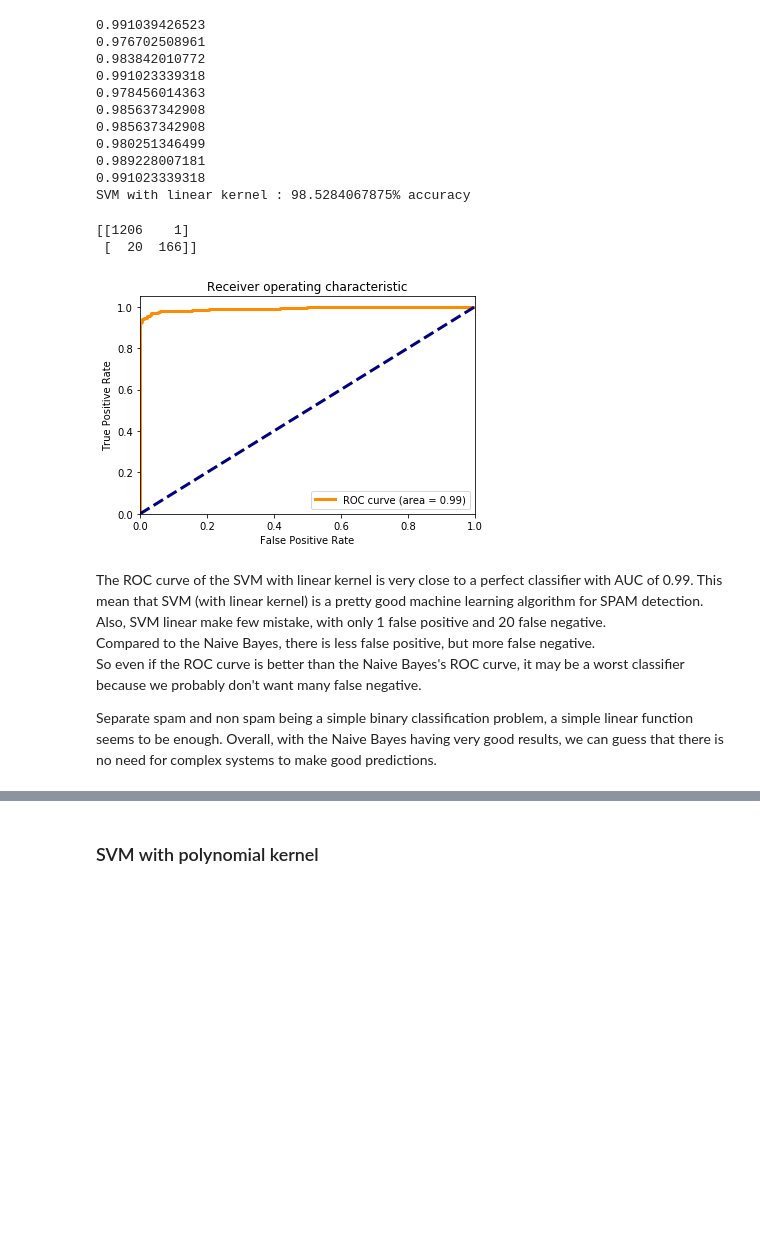
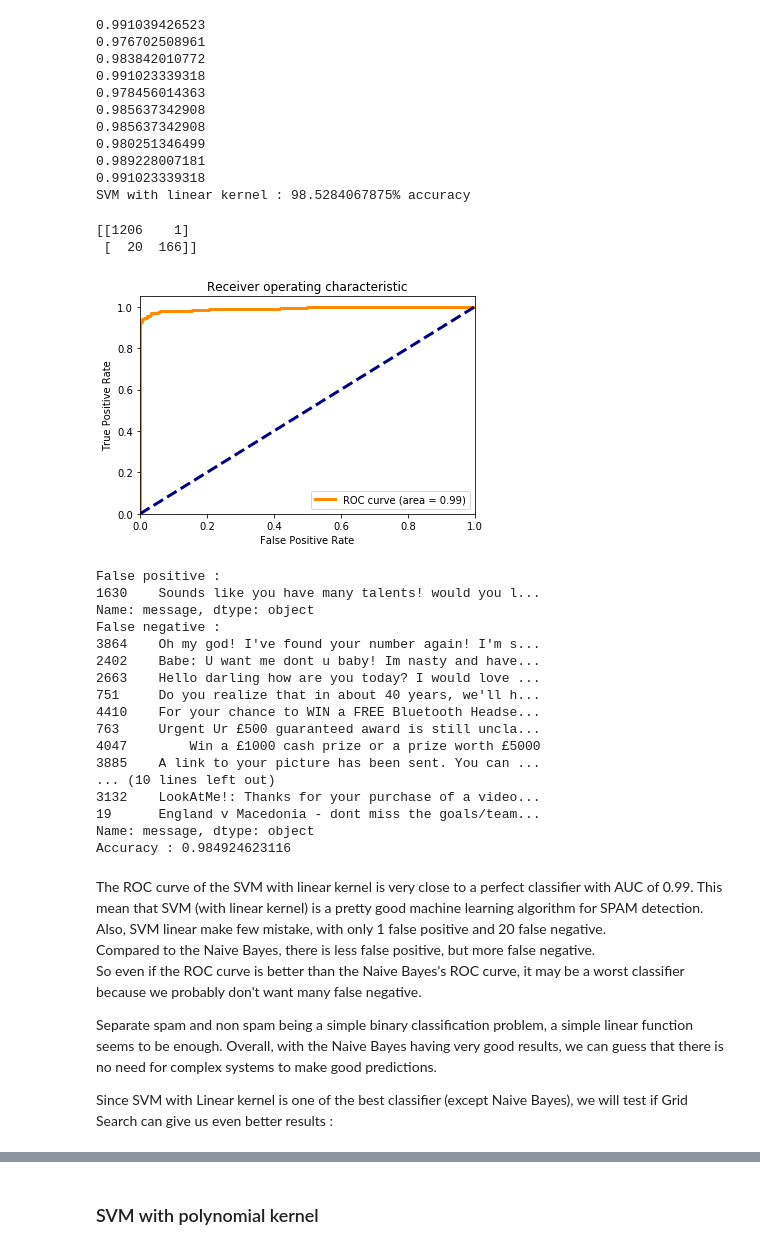
Before and after one commit to HugoJPMartin/SML, a Jupyter notebook: SMS Notebook.ipynb, the cells around one changed output, grey strips where cells are left out. Saved outputs shown, nothing was run; the diff lists cells and outputs as text; code cells hidden in the pictures; blank space fills up the shorter version.

```diff
--- a/SMS Notebook.ipynb
+++ b/SMS Notebook.ipynb
@@ -289,42 +341,30 @@ print("SVM with linear kernel : " + str(score_linear*100) + "% accuracy")
 0.989228007181
 0.991023339318
 SVM with linear kernel : 98.5284067875% accuracy
-# %%
-X_train, X_test, y_train, y_test = train_test_split(X, y, random_state=42)
-
-vect = CountVectorizer()
-X_train_vect = vect.fit_transform(X_train)
-X_test_vect = vect.transform(X_test)
-
-lsvm = SVC(kernel='linear', probability=True)
-
-lsvm.fit(X_train_vect, y_train)
-
-y_prediction_class = lsvm.predict(X_test_vect)
-
-preds = lsvm.predict_proba(X_test_vect)[:,1]
-
-cm = metrics.confusion_matrix(y_test, y_prediction_class)
-print(cm)
-
-fpr, tpr, _ = metrics.roc_curve(y_test, preds)
-roc_auc = metrics.auc(fpr, tpr)
-
-plt.figure()
-lw = 3
-plt.plot(fpr, tpr, color='darkorange', lw=lw, label='ROC curve (area = %0.2f)' % roc_auc)
-plt.plot([0, 1], [0, 1], color='navy', lw=lw, linestyle='--')
-plt.xlim([0.0, 1.0])
-plt.ylim([0.0, 1.05])
-plt.xlabel('False Positive Rate')
-plt.ylabel('True Positive Rate')
-plt.title('Receiver operating characteristic')
-plt.legend(loc="lower right")
-plt.show()
-# %% [output]
-[[1206    1]
- [  20  166]]
-[figure, removed]
+# %%
+lsvm = SVC(kernel='linear', probability=True)
+compute_metrics(lsvm)
+# %% [output]
+[[1206    1]
+ [  20  166]]
+[figure, added]
+False positive :
+1630    Sounds like you have many talents! would you l...
+Name: message, dtype: object
+False negative :
+3864    Oh my god! I've found your number again! I'm s...
+2402    Babe: U want me dont u baby! Im nasty and have...
+2663    Hello darling how are you today? I would love ...
+751     Do you realize that in about 40 years, we'll h...
+4410    For your chance to WIN a FREE Bluetooth Headse...
+763     Urgent Ur £500 guaranteed award is still uncla...
+4047        Win a £1000 cash prize or a prize worth £5000
+3885    A link to your picture has been sent. You can ...
+... (10 lines left out)
+3132    LookAtMe!: Thanks for your purchase of a video...
+19      England v Macedonia - dont miss the goals/team...
+Name: message, dtype: object
+Accuracy : 0.984924623116
 # %% [markdown]
 The ROC curve of the SVM with linear kernel is very close to a perfect classifier with AUC of 0.99. This mean that SVM (with linear kernel) is a pretty good machine learning algorithm for SPAM detection.
 Also, SVM linear make few mistake, with only 1 false positive and 20 false negative.
@@ -332,3 +372,5 @@ Compared to the Naive Bayes, there is less false positive, but more false negati
 So even if the ROC curve is better than the Naive Bayes's ROC curve, it may be a worst classifier because we probably don't want many false negative.
 
 Separate spam and non spam being a simple binary classification problem, a simple linear function seems to be enough.   Overall, with the Naive Bayes having very good results, we can guess that there is no need for complex systems to make good predictions.
+
+Since SVM with Linear kernel is one of the best classifier (except Naive Bayes), we will test if Grid Search can give us even better results :
```
Also changed, not shown: parts of 23 cells of this notebook.
